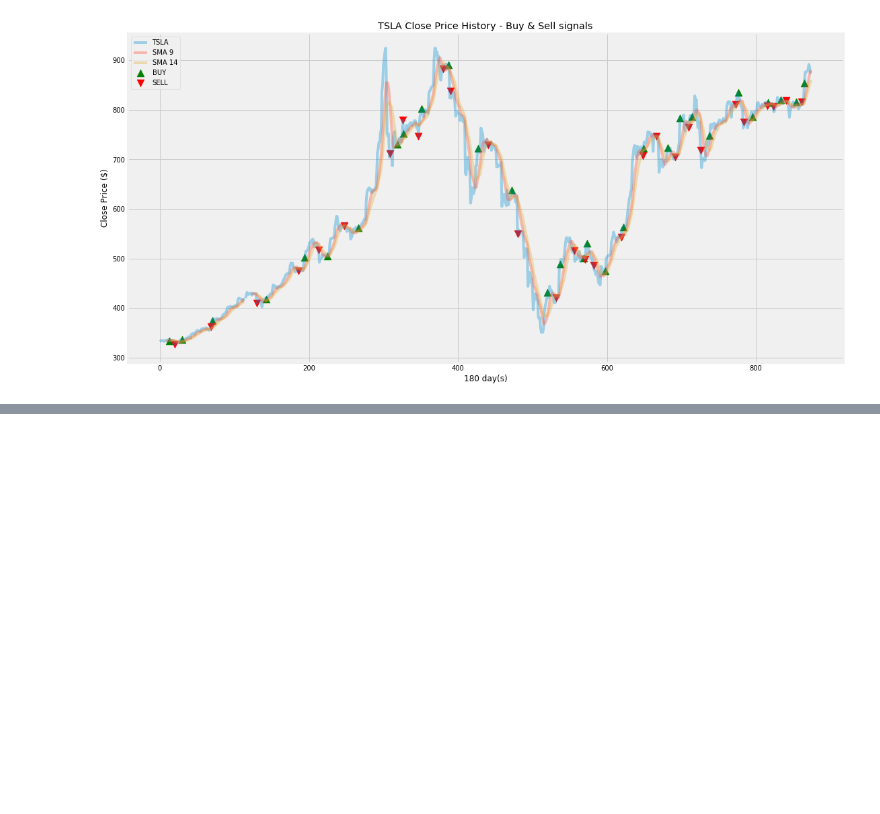
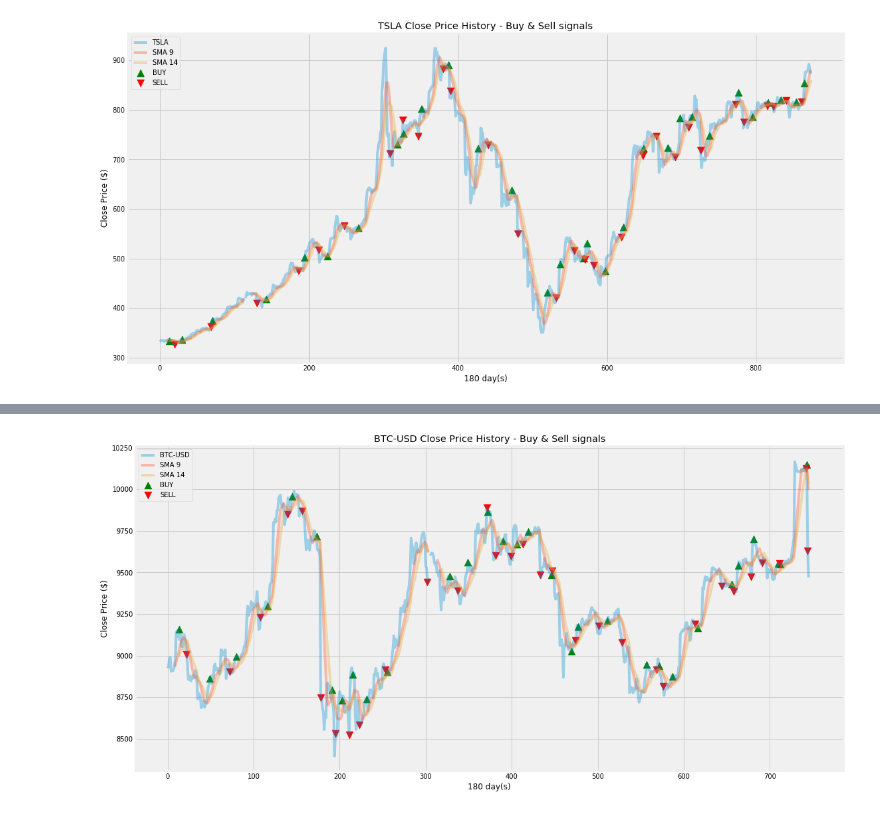
Before and after one commit to francose/algorithmicTrading, a Jupyter notebook: algorithmicTrading.ipynb, the cells around one changed output, grey strips where cells are left out. Saved outputs shown, nothing was run; the diff lists cells and outputs as text; code cells hidden in the pictures; blank space fills up the shorter version.

```diff
--- a/algorithmicTrading.ipynb
+++ b/algorithmicTrading.ipynb
@@ -382,0 +462,7 @@ plt.show()
+# %%
+# Merging all the columns into one table
+data = pd.DataFrame()
+data['BTC-USD'] = df['close']
+data['SMA 9'] = sma_9['Close Price']
+data['SMA 14'] = sma_14['Close Price']
+data.dropna()
@@ -382,0 +523,9 @@ plt.show()
+# %%
+# Storing values into a variable
+
+buy_sell = create_signal(data)
+data["Buy Signal Price"] = buy_sell[0]
+data["Sell Signal Price"] = buy_sell[1]
+
+#show data
+data.fillna(0)
@@ -382,0 +546,15 @@ plt.show()
+# %%
+# Plotting the data
+plt.figure(figsize=(17, 9))
+plt.plot(data['BTC-USD'], label="BTC-USD", alpha=.35)
+plt.plot(data['SMA 9'], label="SMA 9", alpha=.35)
+plt.plot(data['SMA 14'], label="SMA 14", alpha=.35)
+plt.scatter(data.index, data['Buy Signal Price'], label="BUY", marker="^", color='green', s=120)
+plt.scatter(data.index, data['Sell Signal Price'], label="SELL", marker="v", color='red', s=120)
+plt.title("BTC-USD Close Price History - Buy & Sell signals")
+plt.xlabel('180 day(s)')
+plt.ylabel('Close Price ($)')
+plt.legend(loc='upper left')
+plt.show()
+# %% [output]
+[figure, added]
```
Also changed, not shown: parts of 8 cells of this notebook.
